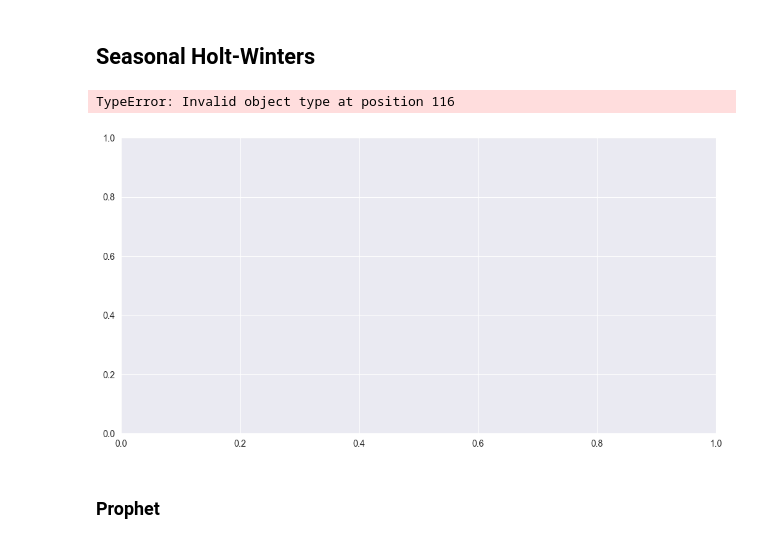
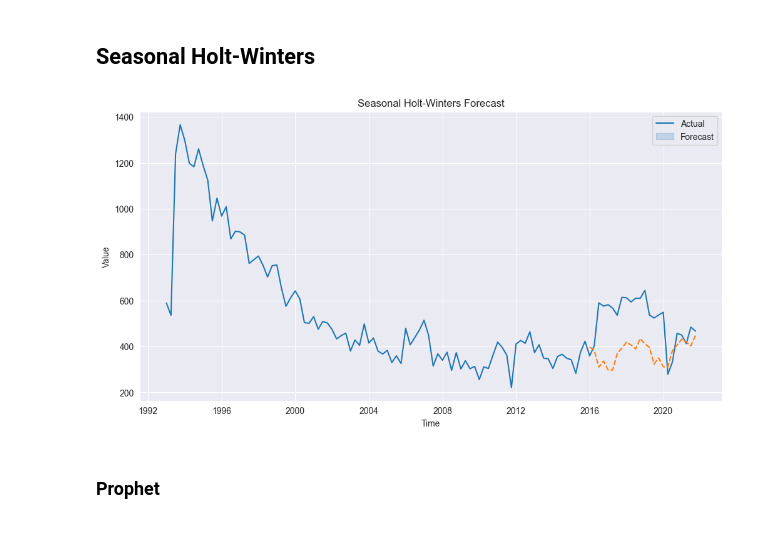
Before and after one commit to MarcusO17/NCVS2022Analysis, a Jupyter notebook: TimeSeriesAnalysis.ipynb, the cells around one changed output. Drawn from its saved outputs; the diff is of its cells as text; code cells hidden in the pictures.

```diff
--- a/TimeSeriesAnalysis.ipynb
+++ b/TimeSeriesAnalysis.ipynb
@@ -283,5 +285,3 @@ forecast = fitted_model.forecast(steps=len(test_data))
 # %%
-vis_df = time_df
-vis_df = vis_df.set_index(['YearQ'])
-#forecast = forecast.to_frame()
-pd.concat([vis_df,forecast])
+vis_df = time_df.set_index('YearQ')
+vis_df = pd.concat([vis_df,forecastArima])
@@ -318,24 +304,25 @@ plt.show()
 from statsmodels.tsa.holtwinters import ExponentialSmoothing
 
 
-model = ExponentialSmoothing(train_data, trend="add", seasonal="add", seasonal_periods=12)
-model_fit = model.fit()
+SHWmodel = ExponentialSmoothing(train_data, trend="add", seasonal="add", seasonal_periods=12)
+fitted_SHWModel = model.fit()
 # %%
-forecast = model_fit.forecast(24)
+forecastSHW = fitted_SHWModel.forecast(24)
+# %%
+vis_df = time_df.set_index('YearQ')
+vis_df = pd.concat([vis_df,forecastSHW])
 # %%
 
 sns.set_style("darkgrid")
 plt.figure(figsize=(12, 6))
-vis_df = pd.concat([time_df,forecast])
 sns.lineplot(data=vis_df)
 plt.xlabel('Time')
 plt.ylabel('Value')
 plt.title('Seasonal Holt-Winters Forecast')
 plt.legend(['Actual', 'Forecast'])
 plt.show()
 # %% [output]
-TypeError: Invalid object type at position 116
-[figure, old version]
+[figure, new version]
 # %% [markdown]
 ### Prophet
 # %%
```
Also changed, not shown: parts of 20 cells of this notebook.
